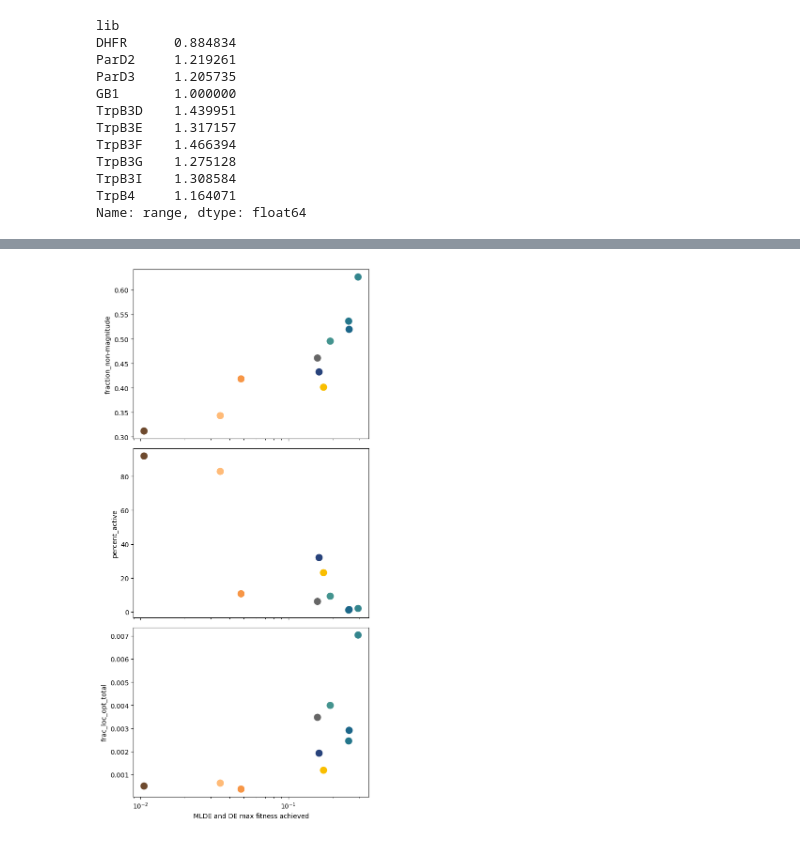
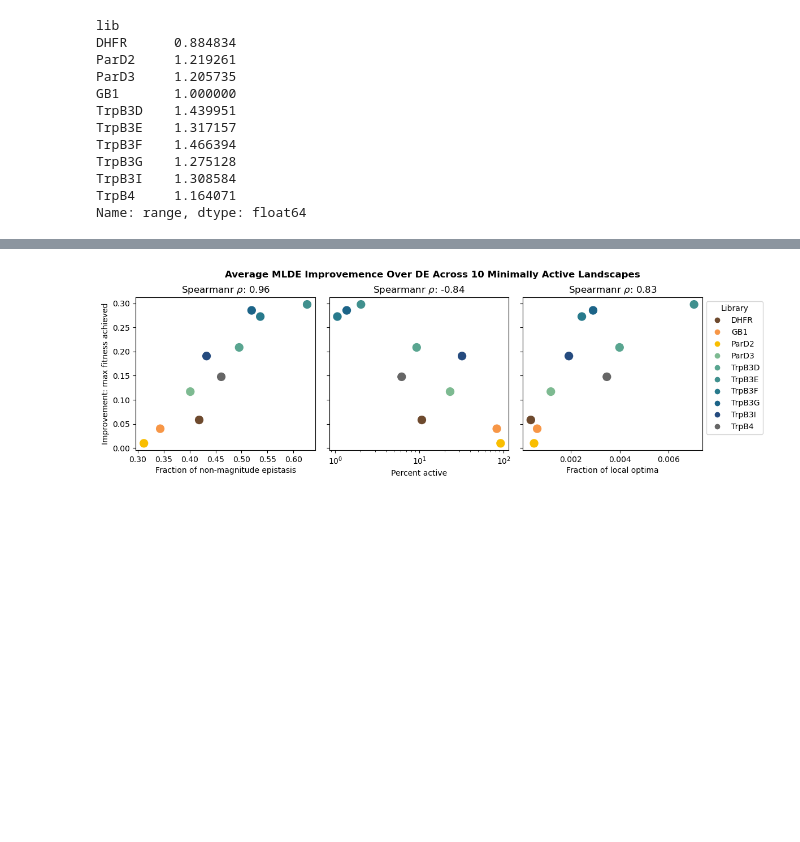
Before and after one commit to fhalab/SSMuLA, a Jupyter notebook: sandbox/plot_simple_corr.ipynb, the cells around one changed output, grey strips where cells are left out. Saved outputs shown, nothing was run; the diff lists cells and outputs as text; code cells hidden in the pictures; blank space fills up the shorter version.

Commit message:
comb ft mlde vs de

```diff
--- a/sandbox/plot_simple_corr.ipynb
+++ b/sandbox/plot_simple_corr.ipynb
@@ -421,19 +386,12 @@ plt.show()
 # %%
-fig, ax = plt.subplots(1, 3, figsize=(16, 4), sharey=True)
+fig, ax = plt.subplots(1, 3, figsize=(12, 4), sharey=True)
 
-y = merge_df["top_maxes"] - de_mean
-c = [LIB_COLORS[lib] for lib in merge_df.index]
+y = merge_df["top_maxes"] - merge_df["single_step_DE_mean_all"]
+c = list(ACTLIB_COLORS.values())
+# factors = {"fraction_non-magnitude": , "percent_active": "Percent active", "frac_loc_opt_total": "Fraction of local optima"}
 
 # Scatter plot on the first axes
 # ax[0].errorbar(merge_df["fraction_non-magnitude"], y, yerr=de_std, fmt='o', c="gray", markersize=2)
-for de in DE_TYPES:
-    ax[0].scatter(
-        merge_df[f"fraction_{de}"],
-        y,
-        c=LIB_COLORS[de],
-        s=100,
-    )
-
 ax[0].scatter(
     merge_df["fraction_non-magnitude"],
     y,
@@ -441,8 +399,8 @@ ax[0].scatter(
     s=100,
 )
 ax[0].set_xlabel("Fraction of non-magnitude epistasis")
-ax[0].set_ylabel("Delta MLDE and DE max fitness achieved")
-# ax[0].set_title('n_locopt vs delta MLDE and DE max fitness achieved')
+ax[0].set_ylabel("Improvement: max fitness achieved")
+ax[0].set_title(r'Spearmanr $\rho$: {:.2f}'.format(spearmanr(y, merge_df["fraction_non-magnitude"])[0]))
 
 # Scatter plot on the second axes
 ax[1].scatter(
@@ -450,56 +408,42 @@ ax[1].scatter(
 )
 ax[1].set_xscale("log")
 # ax[1].set_xlabel('fraction_non_magnitude')
 ax[1].set_xlabel("Percent active")
 # ax[1].set_title('fraction_non-magnitude vs delta MLDE and DE max fitness achieved')
+ax[1].set_title(r'Spearmanr $\rho$: {:.2f}'.format(spearmanr(y, merge_df["percent_active"])[0]))
 
 # Scatter plot on the third axes
 ax[2].scatter(
     merge_df["frac_loc_opt_total"],
     y,
     c=c,
     s=100,
 )
 ax[2].set_xlabel("Fraction of local optima")
+ax[2].set_title(r'Spearmanr $\rho$: {:.2f}'.format(spearmanr(y, merge_df["frac_loc_opt_total"])[0]))
 
 legend_list = []  # To store legend handles
-for l, c in ACTLIB_COLORS.items():
+for l, lc in ACTLIB_COLORS.items():
     legend_list.append(
         Line2D(
             [0],
             [0],
             marker="o",
             linestyle="none",
-            color=c,
+            color=lc,
             label=l,
         )
     )
 ax[2].legend(handles=legend_list, loc="upper left", bbox_to_anchor=(1, 1), title="Library")
 # ax[2].set_xlabel('MLDE and DE max fitness achieved')
+fig.suptitle(
+    "Average MLDE Improvemence Over DE Across 10 Minimally Active Landscapes",
+    fontsize=12,
+    fontweight="bold",
+    y=0.95,
+)
 # Show plot
 plt.tight_layout()
 plt.show()
+# %% [output]
+[figure, added]
-# %%
-fig, ax = plt.subplots(3, 1, figsize=(6, 12), sharex=True)
-
-# Scatter plot on the first axes
-ax[0].scatter(merge_df["top_maxes"] - de_mean, merge_df["fraction_non-magnitude"], c=[LIB_COLORS[lib] for lib in merge_df.index], s=100)
-ax[0].set_xscale('log')
-ax[0].set_ylabel('fraction_non-magnitude')
-# ax[0].set_title('n_locopt vs delta MLDE and DE max fitness achieved')
-
-# Scatter plot on the second axes
-ax[1].scatter(merge_df["top_maxes"] - de_mean, merge_df['percent_active'], c=[LIB_COLORS[lib] for lib in merge_df.index], s=100)
-# ax[1].set_xlabel('fraction_non_magnitude')
-ax[1].set_ylabel('percent_active')
-# ax[1].set_title('fraction_non-magnitude vs delta MLDE and DE max fitness achieved')
-
-# Scatter plot on the third axes
-ax[2].scatter(merge_df["top_maxes"] - de_mean, merge_df['frac_loc_opt_total'], c=[LIB_COLORS[lib] for lib in merge_df.index],s=100)
-ax[2].set_ylabel('frac_loc_opt_total')
-ax[2].set_xlabel('MLDE and DE max fitness achieved')
-# Show plot
-plt.tight_layout()
-plt.show()
-# %% [output]
-[figure, removed]
```
Also changed, not shown: parts of 16 cells of this notebook, 2 other files.
